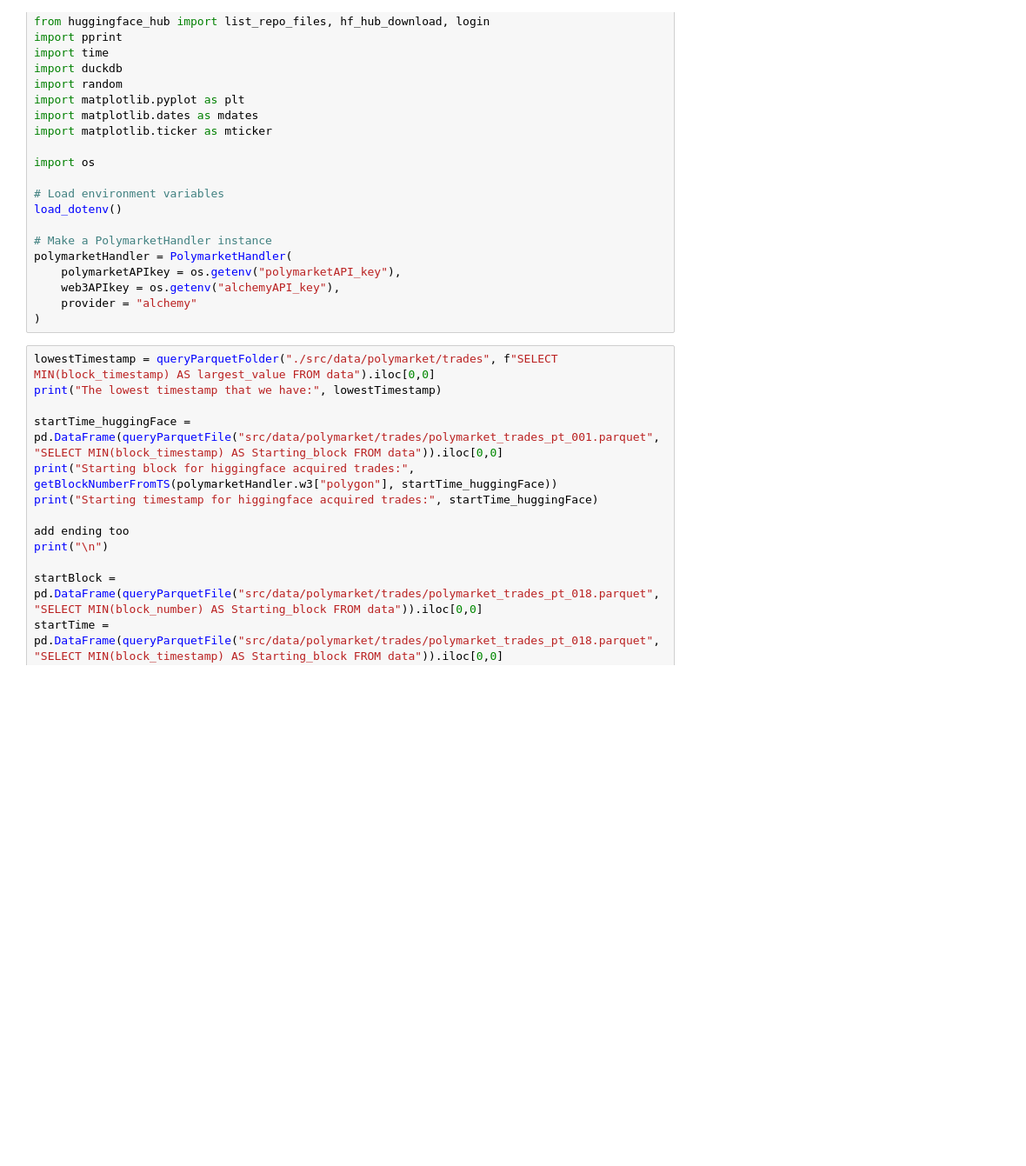
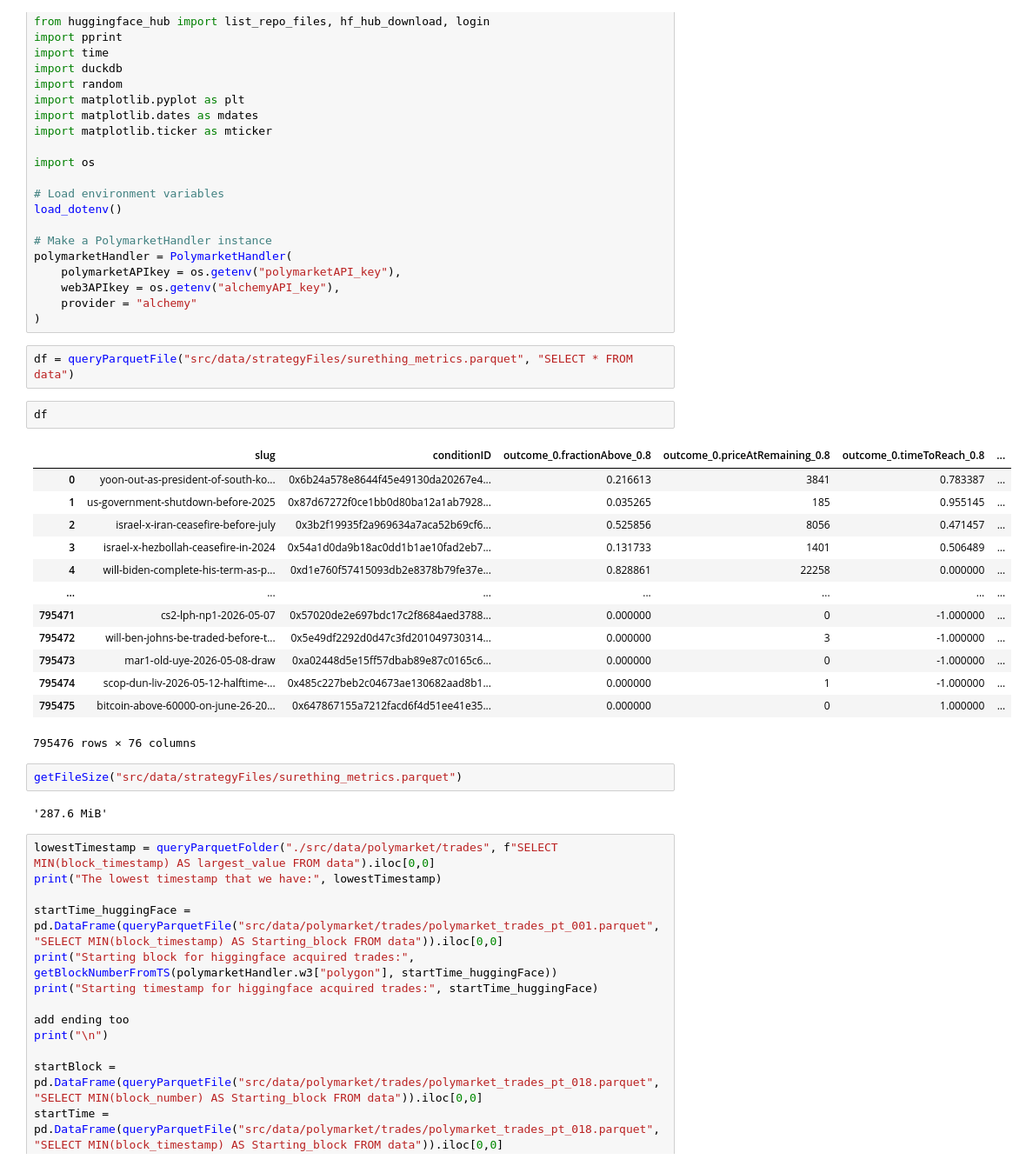
Before and after one commit to amirabbasja/PredictionMarketAnalyzer, a Jupyter notebook: playground.ipynb, the cells around one changed output. Shown at 87% size. Cells and saved outputs as stored; diff of their text form; blank space fills up the shorter version.

```diff
--- a/playground.ipynb
+++ b/playground.ipynb
@@ -26,6 +26,28 @@ polymarketHandler = PolymarketHandler(
     web3APIkey = os.getenv("alchemyAPI_key"),
     provider = "alchemy"
 )
+# %%
+df = queryParquetFile("src/data/strategyFiles/surething_metrics.parquet", "SELECT * FROM data")
+# %%
+df
+# %% [output]
+|  | slug | conditionID | outcome_0.fractionAbove_0.8 | outcome_0.priceAtRemaining_0.8 | outcome_0.timeToReach_0.8 | ... |
+| 0 | yoon-out-as-president-of-south-ko... | 0x6b24a578e8644f45e49130da20267e4... | 0.216613 | 3841 | 0.783387 | ... |
+| 1 | us-government-shutdown-before-2025 | 0x87d67272f0ce1bb0d80ba12a1ab7928... | 0.035265 | 185 | 0.955145 | ... |
+| 2 | israel-x-iran-ceasefire-before-july | 0x3b2f19935f2a969634a7aca52b69cf6... | 0.525856 | 8056 | 0.471457 | ... |
+| 3 | israel-x-hezbollah-ceasefire-in-2024 | 0x54a1d0da9b18ac0dd1b1ae10fad2eb7... | 0.131733 | 1401 | 0.506489 | ... |
+| 4 | will-biden-complete-his-term-as-p... | 0xd1e760f57415093db2e8378b79fe37e... | 0.828861 | 22258 | 0.000000 | ... |
+| ... | ... | ... | ... | ... | ... | ... |
+| 795471 | cs2-lph-np1-2026-05-07 | 0x57020de2e697bdc17c2f8684aed3788... | 0.000000 | 0 | -1.000000 | ... |
+| 795472 | will-ben-johns-be-traded-before-t... | 0x5e49df2292d0d47c3fd201049730314... | 0.000000 | 3 | -1.000000 | ... |
+| 795473 | mar1-old-uye-2026-05-08-draw | 0xa02448d5e15ff57dbab89e87c0165c6... | 0.000000 | 0 | -1.000000 | ... |
+| 795474 | scop-dun-liv-2026-05-12-halftime-... | 0x485c227beb2c04673ae130682aad8b1... | 0.000000 | 1 | -1.000000 | ... |
+| 795475 | bitcoin-above-60000-on-june-26-20... | 0x647867155a7212facd6f4d51ee41e35... | 0.000000 | 0 | 1.000000 | ... |
+795476 rows × 76 columns
+# %%
+getFileSize("src/data/strategyFiles/surething_metrics.parquet")
+# %% [output]
+'287.6 MiB'
 # %%
 lowestTimestamp = queryParquetFolder("./src/data/polymarket/trades", f"SELECT MIN(block_timestamp) AS largest_value FROM data").iloc[0,0]
 print("The lowest timestamp that we have:", lowestTimestamp)
```
Also changed, not shown: 3 other files.
